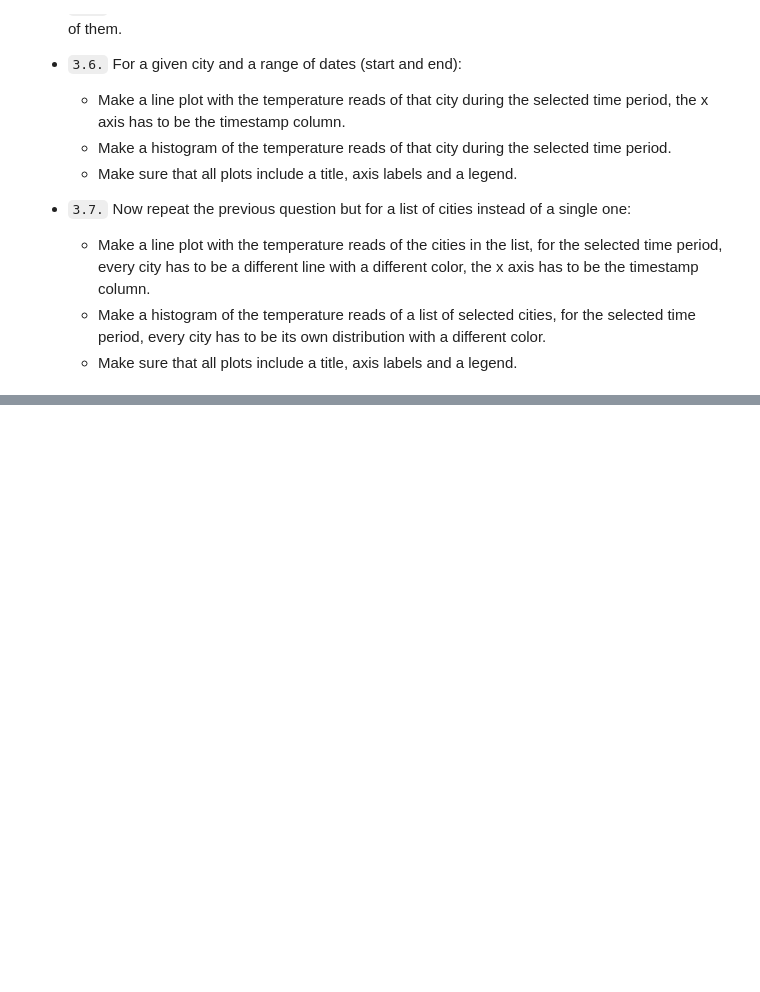
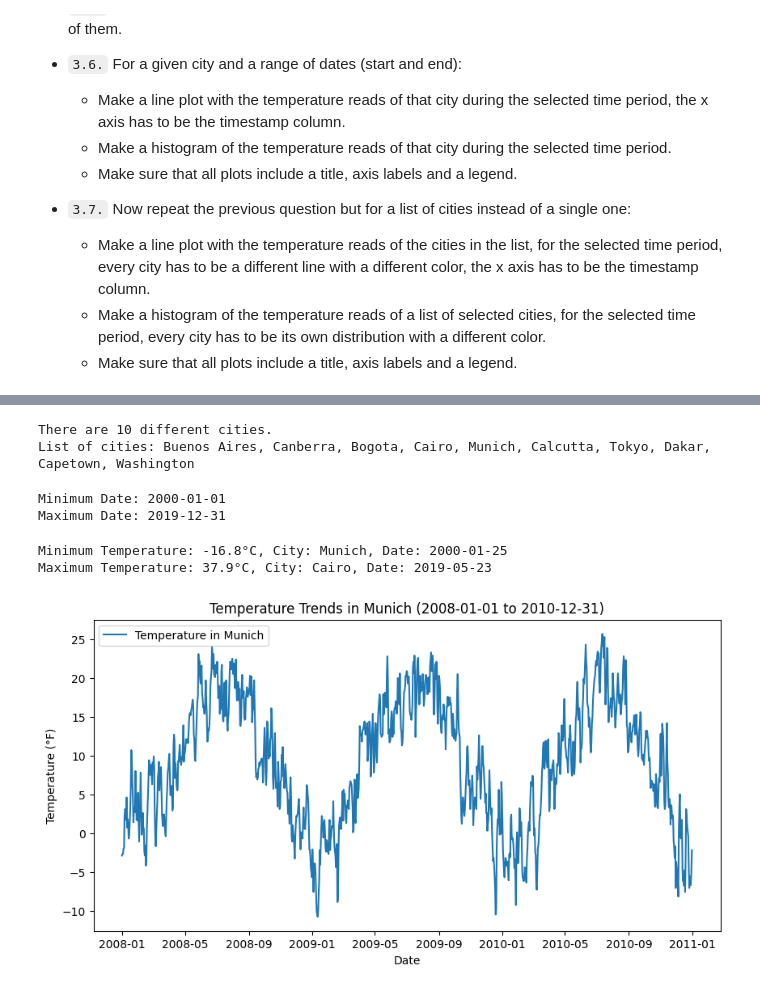
Before and after one commit to chethanbcherry/eae_ipld_project_forked, a Jupyter notebook: development/03_temperatures_dashboard.ipynb, the cells around one changed output, grey strips where cells are left out. Saved outputs shown, nothing was run; the diff lists cells and outputs as text; code cells hidden in the pictures; blank space fills up the shorter version.

Commit message:
"Temperatures dashboard completed"

```diff
--- a/development/03_temperatures_dashboard.ipynb
+++ b/development/03_temperatures_dashboard.ipynb
@@ -35,6 +35,6 @@ import matplotlib.pyplot as plt
 
 data_path = "../data/cities_temperatures.csv"
 
-temps_df = None  # TODO
+temps_df = pd.read_csv(data_path)
 
-temps_df
+temps_df.head()
@@ -44,6 +51,6 @@ temps_df["Date"] = pd.to_datetime(temps_df["Date"]).dt.date
 # %%
 # Ex 3.2: Create a new column called `AvgTemperatureCelsius` that contains the temperature in Celsius degrees.
 
-# temps_df["AvgTemperatureCelsius"] = ...  # TODO: uncomment this line to complete it
+temps_df["AvgTemperatureCelsius"] = round ((temps_df["AvgTemperatureFahrenheit"]-32)*5/9,1)
 
 temps_df
@@ -50,54 +71,83 @@ temps_df
 # %%
 # Ex 3.3: How many different cities are there? Provide a list of them.
 
-unique_countries_list = None  # TODO: this should be a list of unique countries
+unique_cities_list = temps_df['City'].unique()
+num_unique_cities = len(unique_cities_list)
 
 # TODO: print a message with the number of unique countries and the list of them
+
+print(f"There are {num_unique_cities} different cities.")
+print("List of cities:", ', '.join(unique_cities_list))
+# %% [output]
+There are 10 different cities.
+List of cities: Buenos Aires, Canberra, Bogota, Cairo, Munich, Calcutta, Tokyo, Dakar, Capetown, Washington
 # %%
 # Ex 3.4: What are the minimum and maximum dates?
 
-min_date = None  # TODO
-max_date = None  # TODO
+min_date = temps_df['Date'].min()
+max_date =  temps_df['Date'].max()
 
-# TODO: print a message with the min and max dates
+print(f"Minimum Date: {min_date}")
+print(f"Maximum Date: {max_date}")
+# %% [output]
+Minimum Date: 2000-01-01
+Maximum Date: 2019-12-31
 # %%
 # Ex 3.5: What are the global minimum and maximum temperatures? Find the city and the date of each of them.
 
-min_temp = None  # TODO
-max_temp = None  # TODO
 
-min_temp_city = None  # TODO
-min_temp_date = None  # TODO
+min_temp_row = temps_df.loc[temps_df['AvgTemperatureCelsius'].idxmin()]
+max_temp_row = temps_df.loc[temps_df['AvgTemperatureCelsius'].idxmax()]
 
-max_temp_city = None  # TODO
-max_temp_date = None  # TODO
+min_temp = min_temp_row['AvgTemperatureCelsius']
+max_temp = max_temp_row['AvgTemperatureCelsius']
+
+min_temp_city = min_temp_row['City']
+min_temp_date = min_temp_row['Date']
+
+max_temp_city = max_temp_row['City']
+max_temp_date = max_temp_row['Date']
+
+
+
+
+
+
 
 # TODO: print a message with the min temperature, its city and date, and then another message with the max temperature, its city and date
+print(f"Minimum Temperature: {min_temp}°C, City: {min_temp_city}, Date: {min_temp_date}")
+
+print(f"Maximum Temperature: {max_temp}°C, City: {max_temp_city}, Date: {max_temp_date}")
+# %% [output]
+Minimum Temperature: -16.8°C, City: Munich, Date: 2000-01-25
+Maximum Temperature: 37.9°C, City: Cairo, Date: 2019-05-23
 # %%
 # Ex 3.6: For a given city and a range of dates (start and end):
 #   - Make a line plot with the temperature reads of that city during the selected time period, the x axis has to be the timestamp column.
 #   - Make a histogram of the temperature reads of that city during the selected time period.
 #   - Make sure that all plots include a title, axis labels and a legend.
 
 city = "Munich"
 start_date = pd.to_datetime("2008-01-01").date()
 end_date = pd.to_datetime("2010-12-31").date()
 
-city_df = None          # TODO: get a dataframe with the rows of the selected city
+city_df = temps_df[temps_df['City'] == city]
 
-city_df_period = None   # TODO: get a dataframe with the rows of the selected city and the selected period of time using the Date column and any of the <, >, <=, >= operators to compare with start_date and end_date
+city_df_period = city_df[(city_df['Date'] >= start_date) & (city_df['Date'] <= end_date)]
 
 plt.figure(figsize=(10, 5))
 
 # TODO: Uncomment and complete the following lines to plot the line plot using the city_df_period AvgTemperatureCelsius column as the y axis and the Date column as the x axis
 
-# plt.plot()    # TODO
-# plt.title()   # TODO
-# plt.xlabel()  # TODO
-# plt.ylabel()  # TODO
+plt.plot(city_df_period['Date'], city_df_period['AvgTemperatureCelsius'], label=f'Temperature in {city}')
+plt.title(f'Temperature Trends in {city} ({start_date} to {end_date})')
+plt.xlabel('Date')
+plt.ylabel('Temperature (°F)')
 plt.legend()
 
 plt.show()
+# %% [output]
+[figure, added]
 # %%
 # TODO: Build the histogram plot using the city_df_period AvgTemperatureCelsius column as the data to plot
 
```
Also changed, not shown: parts of 5 cells of this notebook, 1 other file.
